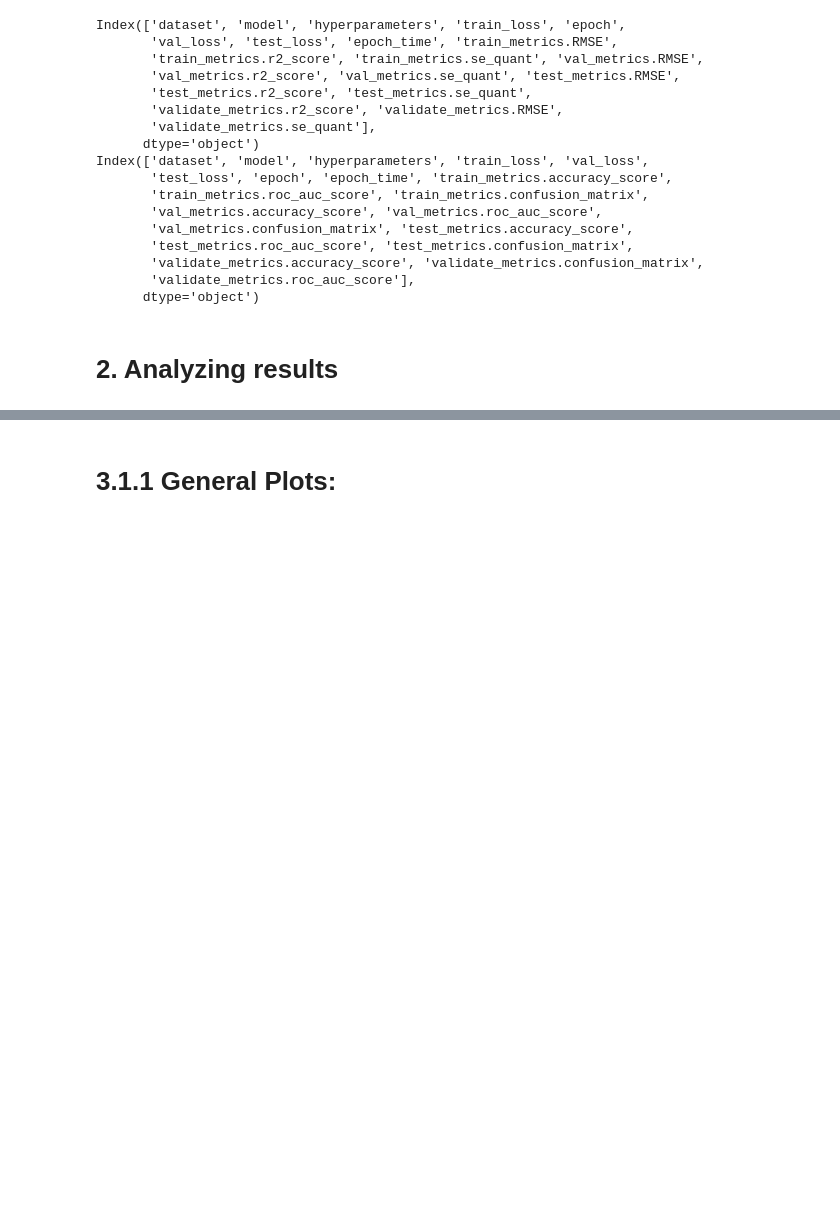
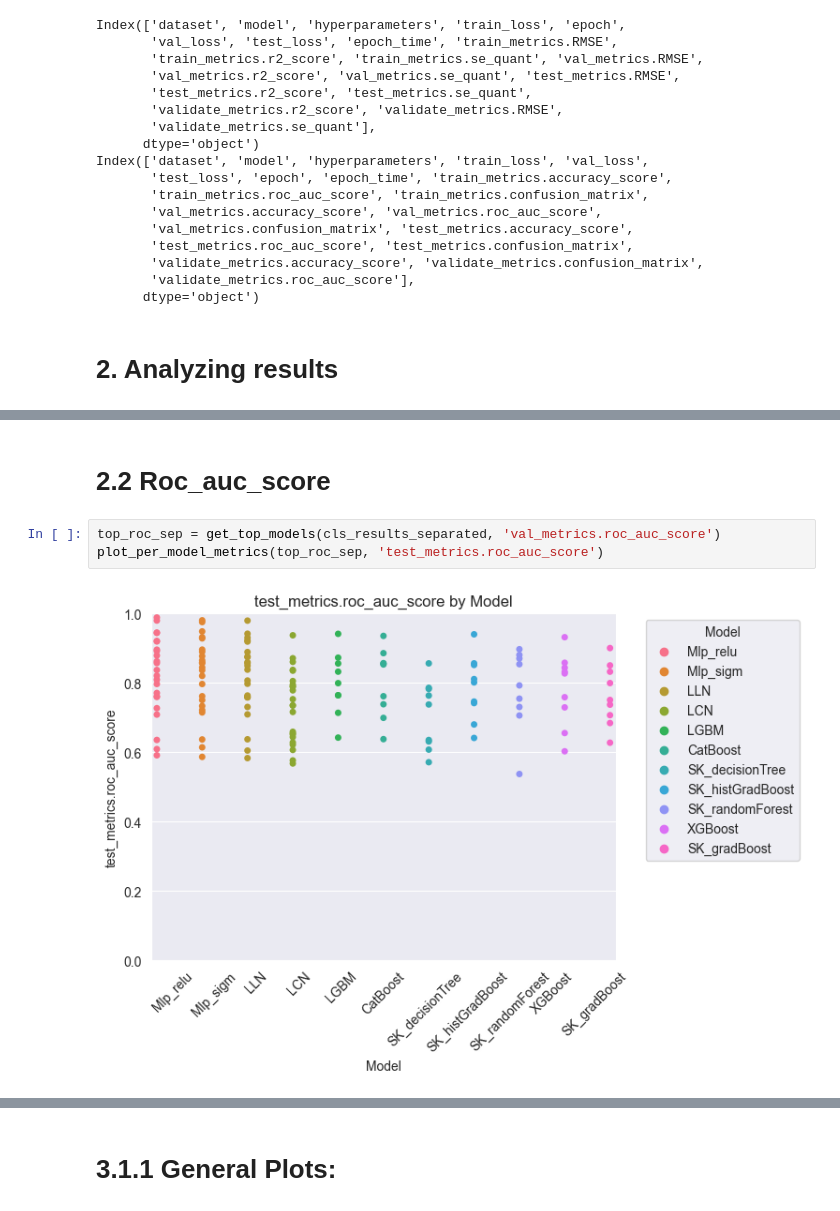
Before and after one commit to Bartosz-G/non-homogenous-data-working-repo, a Jupyter notebook: results/ResultsAnalysis.ipynb, the cells around one changed output, grey strips where cells are left out. Cells and saved outputs as stored; diff of their text form; blank space fills up the shorter version.

```diff
--- a/results/ResultsAnalysis.ipynb
+++ b/results/ResultsAnalysis.ipynb
@@ -103,0 +90,7 @@ plot_per_model_metrics(top_acc_score, 'test_metrics.accuracy_score')
+# %% [markdown]
+# 2.2 Roc_auc_score
+# %%
+top_roc_sep = get_top_models(cls_results_separated, 'val_metrics.roc_auc_score')
+plot_per_model_metrics(top_roc_sep, 'test_metrics.roc_auc_score')
+# %% [output]
+[figure, added]
```
Also changed, not shown: parts of 24 cells of this notebook, 4 other files.
